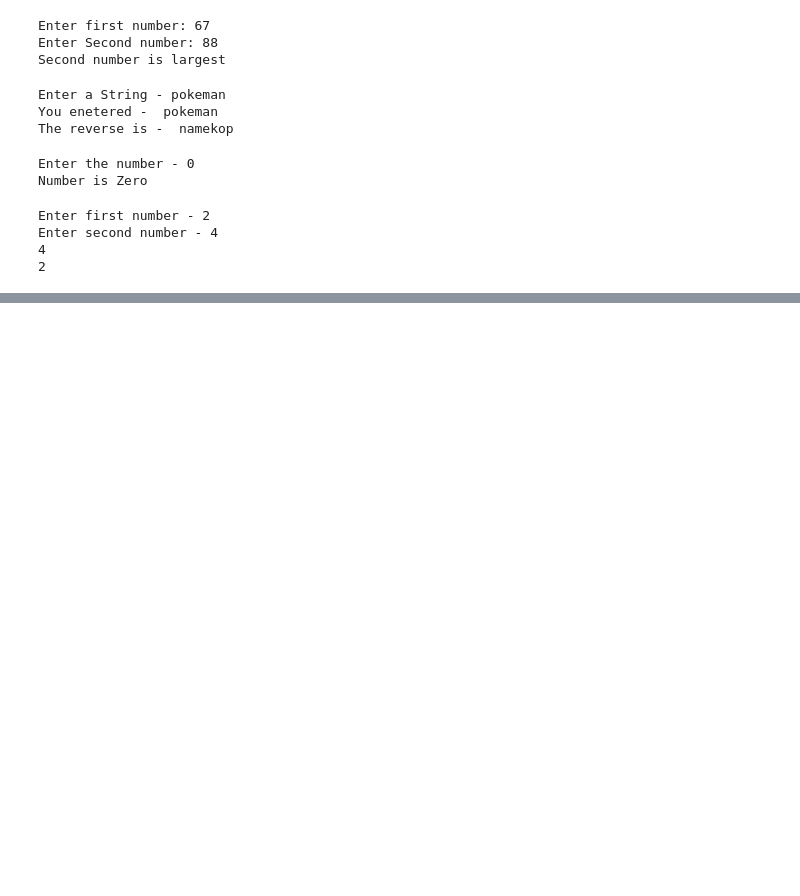
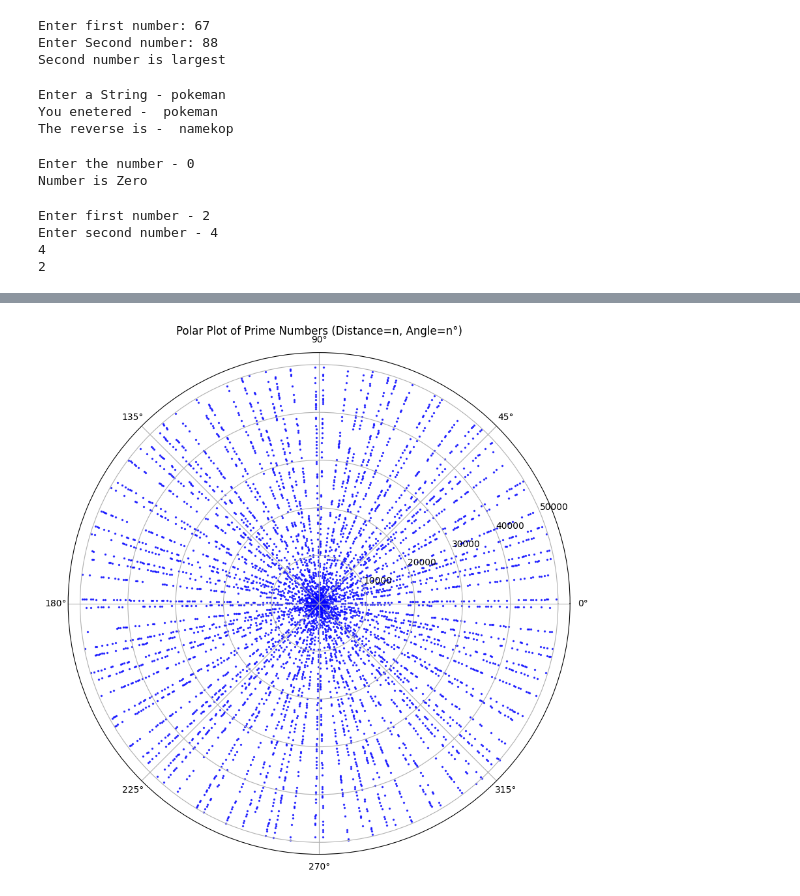
Before and after one commit to kbmathewsphd/My_First_ML_Proj, a Jupyter notebook: Practice1.ipynb, the cells around one changed output, grey strips where cells are left out. Drawn from its saved outputs; the diff is of its cells as text; code cells hidden in the pictures; blank space fills up the shorter version.

```diff
--- a/Practice1.ipynb
+++ b/Practice1.ipynb
@@ -575,0 +631,35 @@ Enter second number - 4
+# %%
+import numpy as np
+import matplotlib.pyplot as plt
+
+# Function to generate primes up to a limit using Sieve of Eratosthenes
+def generate_primes(limit):
+    sieve = np.ones(limit + 1, dtype=bool)
+    sieve[:2] = False
+
+    for i in range(2, int(limit**0.5) + 1):
+        if sieve[i]:
+            sieve[i*i : limit+1 : i] = False
+
+    return np.nonzero(sieve)[0]
+
+# Generate prime numbers up to 50,000
+primes = generate_primes(50000)
+
+# Distance = n
+r = primes
+
+# Angle = n degrees converted to radians
+theta = np.deg2rad(primes % 360)
+
+# Create polar plot
+fig = plt.figure(figsize=(10, 10))
+ax = fig.add_subplot(111, projection='polar')
+
+ax.scatter(theta, r, s=2, color='blue', alpha=0.7)
+
+ax.set_title("Polar Plot of Prime Numbers (Distance=n, Angle=n°)", pad=20)
+
+plt.show()
+# %% [output]
+[figure, added]
```
Also changed, not shown: parts of 6 cells of this notebook.
